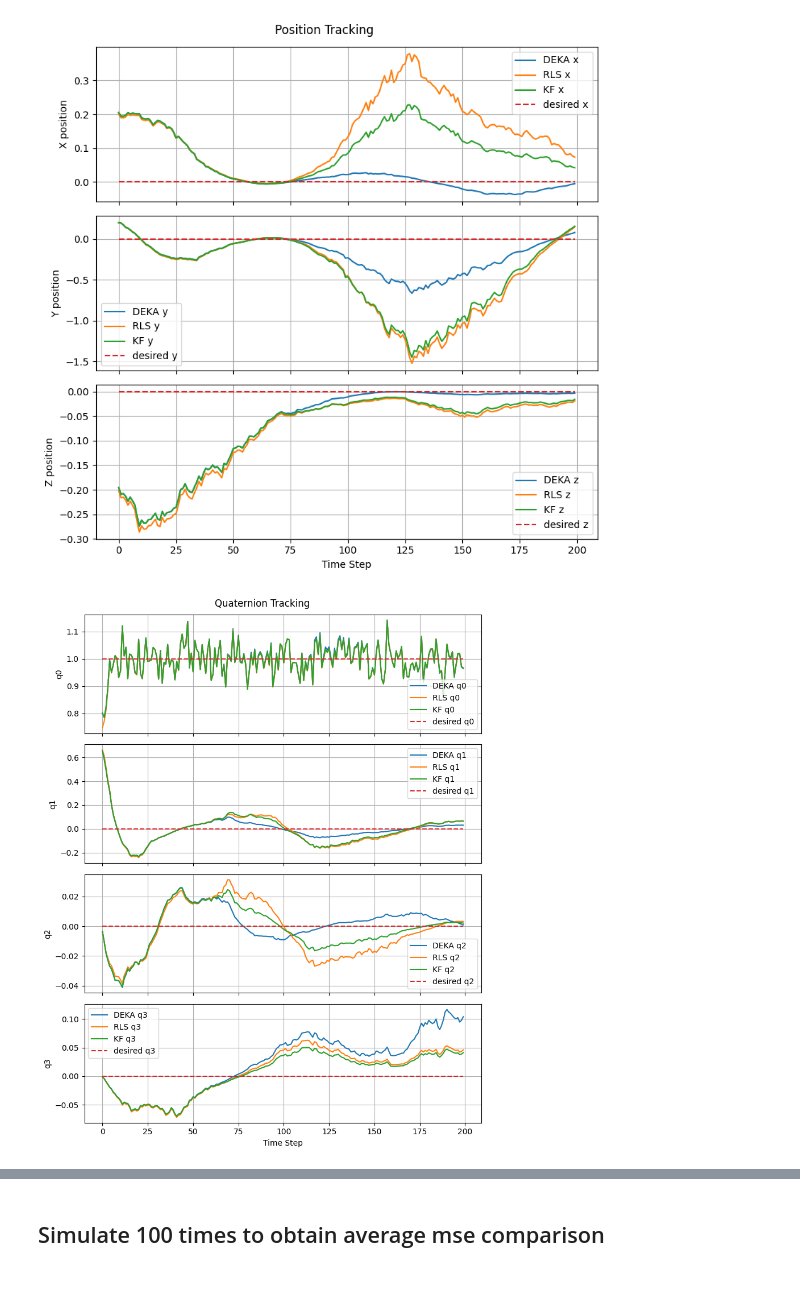
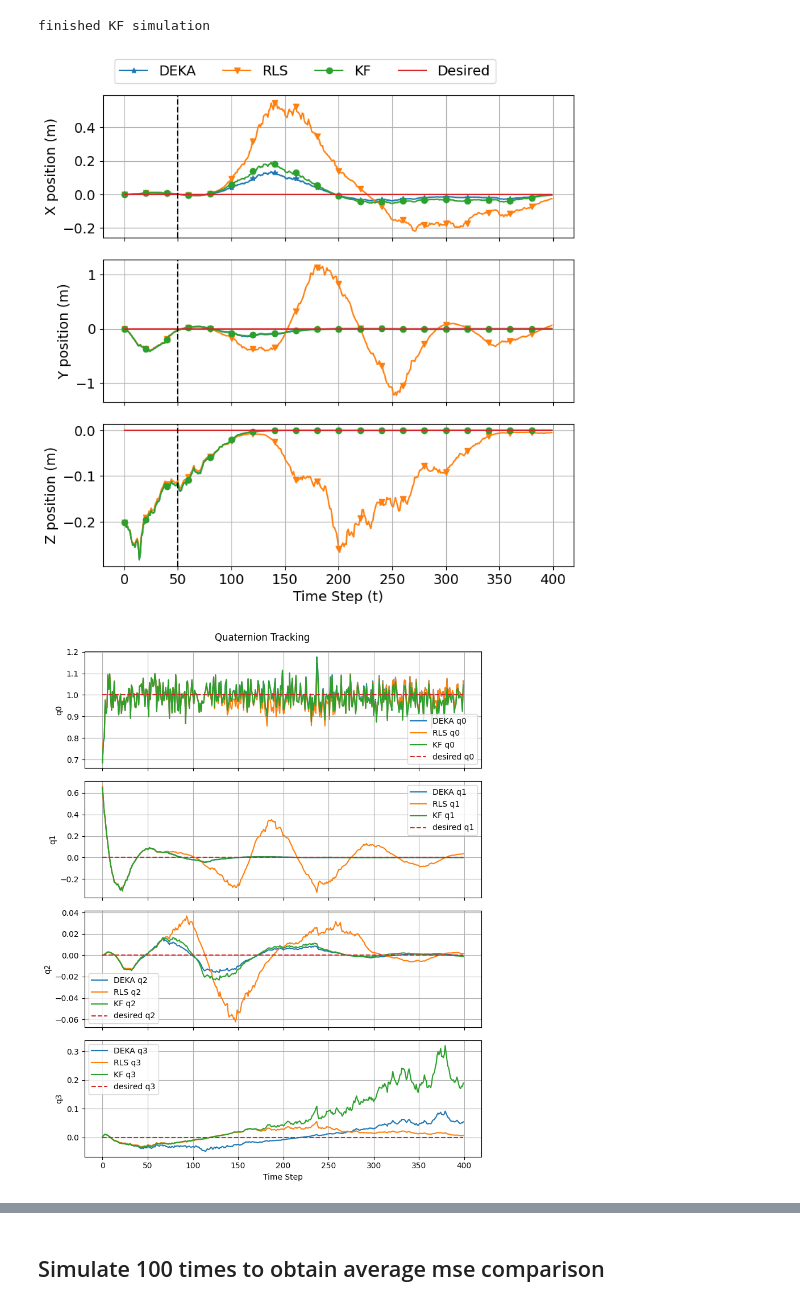
Before and after one commit to ChrisSha0104/Online-Parameter-Estimation-Using-the-Kaczmarz-Method, a Jupyter notebook: python/robot_plot.ipynb, the cells around one changed output, grey strips where cells are left out. Saved outputs shown, nothing was run; the diff lists cells and outputs as text; code cells hidden in the pictures.

Commit message:
plot commit

```diff
--- a/python/robot_plot.ipynb
+++ b/python/robot_plot.ipynb
@@ -6,6 +6,6 @@ import importlib
 # %%
 param_est = OnlineParamEst()
 # 1) Run both simulations
-x_deka, u_deka, theta_deka, theta_hat_deka = param_est.simulate_quadrotor_hover_with_DEKA()
+x_deka, u_deka, theta_deka, theta_hat_deka = param_est.simulate_quadrotor_hover_with_DEKA(NSIM=400)
 print("finished DEKA simulation")
 # %% [output]
@@ -28,5 +12,5 @@ max iter reached
 finished DEKA simulation
 # %%
-x_rls,  u_rls,  theta_rls,  theta_hat_rls  = param_est.simulate_quadrotor_hover_with_RLS()
+x_rls,  u_rls,  theta_rls,  theta_hat_rls  = param_est.simulate_quadrotor_hover_with_RLS(NSIM=400)
 print("finished RLS simulation")
 # %% [output]
@@ -75,4 +18,17 @@ finished KF simulation
+# %%
+Q = 1e-3 * np.eye(6)
+R = 1e-3 * np.eye(3*10)
+x_kf,  u_kf,  theta_kf,  theta_hat_kf  = param_est.simulate_quadrotor_hover_with_KF(NSIM=400, Q_noise=Q, R_noise=R)
+print("finished KF simulation")
+# x_mpc,  u_mpc,  theta_mpc,  theta_hat_mpc  = param_est.simulate_quadrotor_hover_with_no_estimation()
+# print("finished naive mpc simulation")
+
+t = np.arange(400)  # time steps 0..N-1
+# %% [output]
+finished KF simulation
 # %%
+t = np.arange(400)  # time steps 0..N-1
+
 x_pos_deka  = [row[0] for row in x_deka]
 x_pos_rls   = [row[0] for row in x_rls]
 x_pos_kf   = [row[0] for row in x_kf]
@@ -85,80 +41,79 @@ y_pos_kf   = [row[1] for row in x_kf]
 
 # y_pos_des   = [row[1] for row in x_des][:200]
 z_pos_deka  = [row[2] for row in x_deka]
 z_pos_rls   = [row[2] for row in x_rls]
 z_pos_kf   = [row[2] for row in x_kf]
 # z_pos_mpc = [row[2] for row in x_mpc]
 
 # z_pos_des   = [row[2] for row in x_des][:200]
 
 hov_des = np.linspace(0,0,200)
 
 theta_hat_deka_array = np.array(theta_hat_deka)
 theta_deka_array = np.array(theta_deka)
 theta_hat_rls_array = np.array(theta_hat_rls)
 theta_rls_array = np.array(theta_rls)
 theta_hat_ekf_array = np.array(theta_hat_kf)
 theta_ekf_array = np.array(theta_kf)
 
 hov_des = np.zeros_like(x_pos_deka)
 fig, axs = plt.subplots(3, 1, figsize=(8, 8), sharex=True)
-# X position
-axs[0].plot(t, x_pos_deka, label='DEKA x')
-axs[0].plot(t, x_pos_rls, label='RLS x')
-axs[0].plot(t, x_pos_kf, label='KF x')
-# axs[0].plot(t, x_pos_mpc, '.', label='No Est. x')
-axs[0].plot(t, hov_des, '--', label='desired x')
-axs[0].set_ylabel('X position')
-axs[0].legend()
+axs[0].plot(t, x_pos_deka,  marker = "*", markevery = 20,label='DEKA')
+axs[0].plot(t, x_pos_rls,  marker = "v",markevery = 20,label='RLS')
+axs[0].plot(t, x_pos_kf, marker="o", markevery = 20, label='KF')
+axs[0].plot(t, hov_des, label='Desired')
+axs[0].axvline(x=50, color='k', linestyle='--')
+axs[0].set_ylabel('X position (m)')
 axs[0].grid(True)
 
 # Y position
-axs[1].plot(t, y_pos_deka, label='DEKA y')
-axs[1].plot(t, y_pos_rls, label='RLS y')
-axs[1].plot(t, y_pos_kf, label='KF y')
-# axs[1].plot(t, y_pos_mpc, '.', label='No Est. y')
-axs[1].plot(t, hov_des, '--', label='desired y')
-axs[1].set_ylabel('Y position')
-axs[1].legend()
+axs[1].plot(t, y_pos_deka, marker = "*",markevery = 20)
+axs[1].plot(t, y_pos_rls,  marker = "v",markevery = 20)
+axs[1].plot(t, y_pos_kf,  marker = "o",markevery = 20)
+axs[1].plot(t, hov_des)
+axs[1].axvline(x=50, color='k', linestyle='--')
+axs[1].set_ylabel('Y position (m)')
 axs[1].grid(True)
 
 # Z position
-axs[2].plot(t, z_pos_deka, label='DEKA z')
-axs[2].plot(t, z_pos_rls, label='RLS z')
-axs[2].plot(t, z_pos_kf, label='KF z')
-# axs[2].plot(t, y_pos_mpc, '.', label='No Est. y')
-axs[2].plot(t, hov_des, '--', label='desired z')
-axs[2].set_xlabel('Time Step')
-axs[2].set_ylabel('Z position')
-axs[2].legend()
+axs[2].plot(t, z_pos_deka, marker = "*",markevery = 20)
+axs[2].plot(t, z_pos_rls,  marker = "v",markevery = 20)
+axs[2].plot(t, z_pos_kf,  marker = "o",markevery = 20)
+axs[2].plot(t, hov_des)
+axs[2].axvline(x=50, color='k', linestyle='--')
+axs[2].set_xlabel('Time Step (t)')
+axs[2].set_ylabel('Z position (m)')
 axs[2].grid(True)
 
-fig.suptitle('Position Tracking')
-plt.tight_layout()
+# Create a single legend outside the subplots
+fig.legend(['DEKA', 'RLS', 'KF', 'Desired'], loc='upper center', ncol=4, bbox_to_anchor=(0.5, 1.0))
+
+# fig.suptitle('Position Tracking')
+plt.tight_layout(rect=[0, 0, 1, 0.95])  # Adjust layout to fit the legend
 plt.show()
 # %% [output]
-[figure, old version]
+[figure, new version]
 # %%
 q0_deka  = [row[3] for row in x_deka]
 q0_rls   = [row[3] for row in x_rls]
 q0_kf   = [row[3] for row in x_kf]
-q0_des = np.linspace(1,1,200)
+q0_des = np.linspace(1,1,400)
 
 q1_deka  = [row[4] for row in x_deka]
 q1_rls   = [row[4] for row in x_rls]
 q1_kf   = [row[4] for row in x_kf]
-q1_des = np.linspace(0,0,200)
+q1_des = np.linspace(0,0,400)
 
 q2_deka  = [row[5] for row in x_deka]
 q2_rls   = [row[5] for row in x_rls]
 q2_kf   = [row[5] for row in x_kf]
-q2_des = np.linspace(0,0,200)
+q2_des = np.linspace(0,0,400)
 
 
 q3_deka  = [row[6] for row in x_deka]
 q3_rls   = [row[6] for row in x_rls]
 q3_kf   = [row[6] for row in x_kf]
-q3_des = np.linspace(0,0,200)
+q3_des = np.linspace(0,0,400)
 
 # Create subplots for quaternion components
 fig, axs = plt.subplots(4, 1, figsize=(8, 10), sharex=True)
@@ -205,7 +160,7 @@ fig.suptitle('Quaternion Tracking')
 plt.tight_layout()
 plt.show()
 # %% [output]
-[figure, old version]
+[figure, new version]
 # %%
 # 3) Compute and plot normalized squared error of parameter estimates
 #    E.g. if theta_history is shape (N, p), we can do:
```
Also changed, not shown: parts of 9 cells of this notebook.
